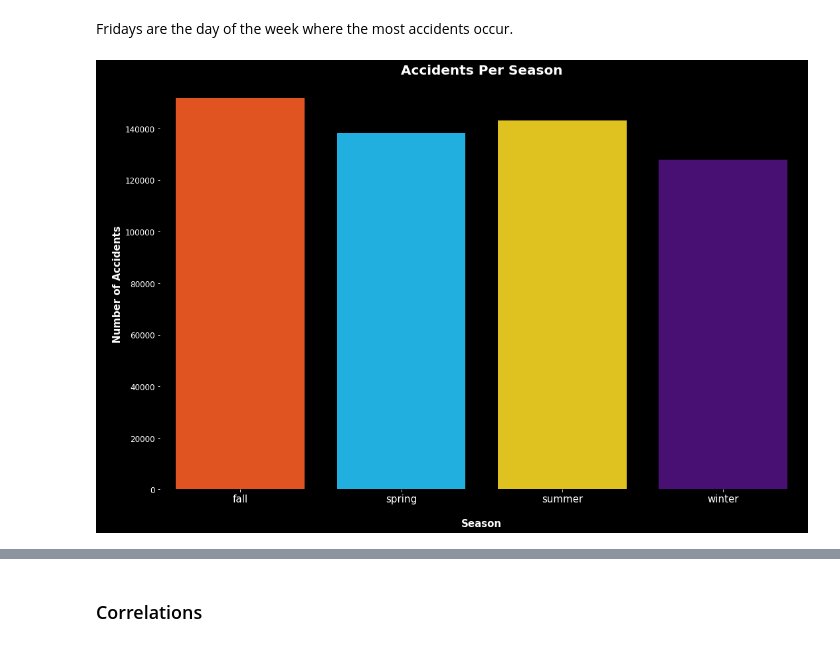
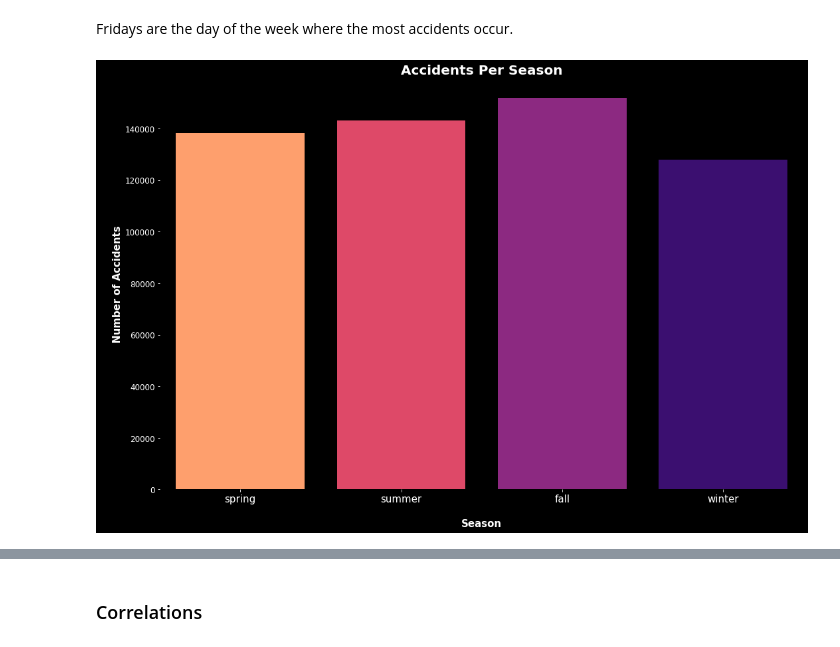
Before and after one commit to GenTaylor/Traffic-Accident-Analysis, a Jupyter notebook: uk-road-safety-accidents-and-vehicles.ipynb, the cells around one changed output, grey strips where cells are left out. Drawn from its saved outputs; the diff is of its cells as text; code cells hidden in the pictures.

```diff
--- a/uk-road-safety-accidents-and-vehicles.ipynb
+++ b/uk-road-safety-accidents-and-vehicles.ipynb
@@ -1109,19 +1107,20 @@ plt.show()
 Fridays are the day of the week where the most accidents occur.
 # %%
 accidentsperseason = df.groupby(['season'])['accident_index'].count()
-
+seaord=['spring', 'summer', 'fall','winter']
 # prepare plot
 plt.style.use('dark_background')
 plt.figure(figsize=(15,10))
-colors = ["orangered", "deepskyblue","gold", "indigo"]
-sns.barplot(accidentsperseason.index,accidentsperseason.values, palette=colors)
+
+sns.barplot(accidentsperseason.index,accidentsperseason.values, order=seaord,
+            saturation=1, palette='magma_r')
 sns.despine(top=True, right=True, left=True, bottom=True)
 plt.title("Accidents Per Season",fontsize=20,fontweight="bold")
 plt.xticks(fontsize=15)
 plt.yticks(fontsize=12)
 plt.xlabel("\nSeason", fontsize=15, fontweight="bold")
 plt.ylabel("\nNumber of Accidents", fontsize=15, fontweight="bold")
 plt.tight_layout()
 plt.savefig('accidentsperseason.png')
 # %% [output]
-[figure, old version]
+[figure, new version]
```
Also changed, not shown: parts of 14 cells of this notebook, 1 other file.
